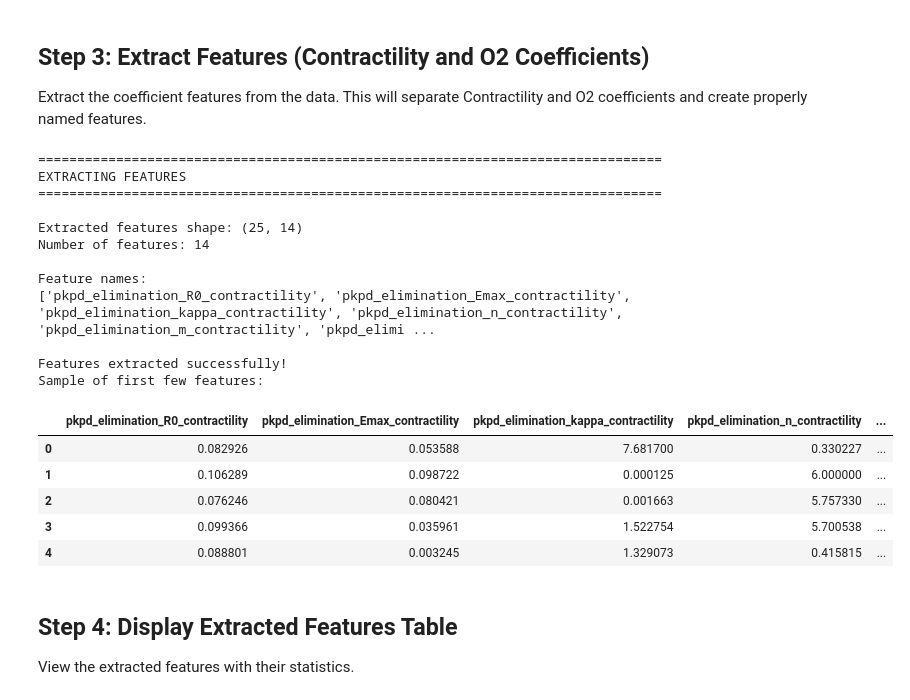
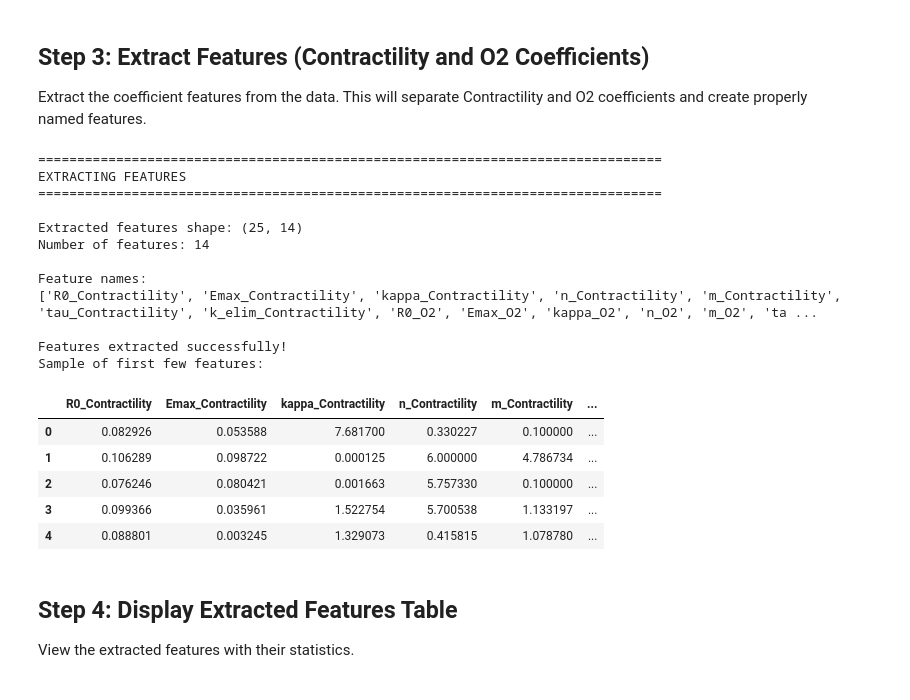
Before and after one commit to NoahB10/Cardiac_RODEO, a Jupyter notebook: Prediction_Models/Prediction_Models_AR_HD_Concern.ipynb, the cells around one changed output. Cells and saved outputs as stored; diff of their text form; code cells hidden in the pictures.

```diff
--- a/Prediction_Models/Prediction_Models_AR_HD_Concern.ipynb
+++ b/Prediction_Models/Prediction_Models_AR_HD_Concern.ipynb
@@ -47,6 +47,7 @@ Required packages:
   - matplotlib (for plotting, optional)
   - ipykernel (for Jupyter notebook support)
 # %%
+# Dependencies: None (initial setup cell)
 # Cell 1: Imports and Setup
 import pandas as pd
 import numpy as np
@@ -54,32 +55,31 @@ import sys
 import os
 import random
 from pathlib import Path
-# Find project root (parent of ml_pipeline directory)
-# Try multiple strategies to find the project root
+import seaborn as sns
+
+# Find project root - look for EQN_Coefficients directory (current workspace structure)
 current_dir = Path.cwd()
 
-# Strategy 1: Check if we're in ml_pipeline directory
-if current_dir.name == 'ml_pipeline':
+# Strategy 1: Check if we're in Prediction_Models directory
+if current_dir.name == 'Prediction_Models':
     PROJECT_ROOT = current_dir.parent
-# Strategy 2: Check if ml_pipeline exists in current directory
-elif (current_dir / 'ml_pipeline').exists():
+# Strategy 2: Check if EQN_Coefficients exists in current directory
+elif (current_dir / 'EQN_Coefficients').exists():
     PROJECT_ROOT = current_dir
-# Strategy 3: Check if ml_pipeline exists one level up
-elif (current_dir.parent / 'ml_pipeline').exists():
+# Strategy 3: Check if EQN_Coefficients exists one level up
+elif (current_dir.parent / 'EQN_Coefficients').exists():
     PROJECT_ROOT = current_dir.parent
-# Strategy 4: Check if equation_coefficients exists in current directory
-elif (current_dir / 'equation_coefficients').exists():
-    PROJECT_ROOT = current_dir
-# Strategy 5: Check if equation_coefficients exists one level up
-elif (current_dir.parent / 'equation_coefficients').exists():
-    PROJECT_ROOT = current_dir.parent
+# Strategy 4: Check if we're in a subdirectory and need to go up
+elif (current_dir.parent.parent / 'EQN_Coefficients').exists():
+    PROJECT_ROOT = current_dir.parent.parent
 else:
     # Default: assume current directory is project root
     PROJECT_ROOT = current_dir
 
-# Add ml_pipeline to path for imports
-ml_pipeline_dir = PROJECT_ROOT / 'ml_pipeline'
-sys.path.insert(0, str(ml_pipeline_dir))
+# Add Prediction_Models to path for utils import
+prediction_models_dir = PROJECT_ROOT / 'Prediction_Models'
+if prediction_models_dir.exists():
+    sys.path.insert(0, str(prediction_models_dir))
 
 try:
     import xgboost as xgb
@@ -93,7 +93,7 @@ from sklearn.preprocessing import StandardScaler
 from sklearn.impute import SimpleImputer
 from sklearn.pipeline import Pipeline
 from sklearn.metrics import accuracy_score, f1_score
-from sklearn.svm import SVC  # For Gaussian Kernel (Cardiotoxicity)
+from sklearn.svm import SVC  # For Gaussian Kernel (Heart Damage)
 from sklearn.linear_model import LogisticRegression  # For Concern
 from sklearn.ensemble import RandomForestClassifier  # For Random Forest
 
@@ -106,7 +106,7 @@ pd.set_option('display.width', None)
 pd.set_option('display.max_colwidth', 30)
 
 # Define paths relative to project root
-EXCEL_PATH = PROJECT_ROOT / 'equation_coefficients' / 'all_equations_coefficients.xlsx'
+EXCEL_PATH = PROJECT_ROOT / 'EQN_Coefficients' / 'all_equations_coefficients.xlsx'
 EQUATION_NAME = 'pkpd_elimination'
 
 print("Setup complete!")
@@ -253,41 +258,41 @@ print("="*80)
 
 # Extract features using utility function
 features_df = extract_features(df_raw, EQUATION_NAME)
 
 print(f"\nExtracted features shape: {features_df.shape}")
 print(f"Number of features: {len(features_df.columns)}")
 print(f"\nFeature names:")
 print(features_df.columns.tolist())
 
 # Separate Drug and target columns from original data
-targets_df = df_raw[['Drug', 'Arrhythmia', 'Cardiotoxicity', 'Concern']].copy()
+targets_df = df_raw[['Drug', 'Arrhythmia', 'heart_damage', 'Concern']].copy()
 
 # Align indices
 features_df.index = df_raw.index
 targets_df.index = df_raw.index
 
 print(f"\nFeatures extracted successfully!")
 print(f"Sample of first few features:")
 display(features_df.head())
 # %% [output]
 ================================================================================
 EXTRACTING FEATURES
 ================================================================================
 
 Extracted features shape: (25, 14)
 Number of features: 14
 
 Feature names:
-['pkpd_elimination_R0_contractility', 'pkpd_elimination_Emax_contractility', 'pkpd_elimination_kappa_contractility', 'pkpd_elimination_n_contractility', 'pkpd_elimination_m_contractility', 'pkpd_elimi ...
+['R0_Contractility', 'Emax_Contractility', 'kappa_Contractility', 'n_Contractility', 'm_Contractility', 'tau_Contractility', 'k_elim_Contractility', 'R0_O2', 'Emax_O2', 'kappa_O2', 'n_O2', 'm_O2', 'ta ...
 
 Features extracted successfully!
 Sample of first few features:
-|  | pkpd_elimination_R0_contractility | pkpd_elimination_Emax_contractility | pkpd_elimination_kappa_contractility | pkpd_elimination_n_contractility | ... |
-| 0 | 0.082926 | 0.053588 | 7.681700 | 0.330227 | ... |
-| 1 | 0.106289 | 0.098722 | 0.000125 | 6.000000 | ... |
-| 2 | 0.076246 | 0.080421 | 0.001663 | 5.757330 | ... |
-| 3 | 0.099366 | 0.035961 | 1.522754 | 5.700538 | ... |
-| 4 | 0.088801 | 0.003245 | 1.329073 | 0.415815 | ... |
+|  | R0_Contractility | Emax_Contractility | kappa_Contractility | n_Contractility | m_Contractility | ... |
+| 0 | 0.082926 | 0.053588 | 7.681700 | 0.330227 | 0.100000 | ... |
+| 1 | 0.106289 | 0.098722 | 0.000125 | 6.000000 | 4.786734 | ... |
+| 2 | 0.076246 | 0.080421 | 0.001663 | 5.757330 | 0.100000 | ... |
+| 3 | 0.099366 | 0.035961 | 1.522754 | 5.700538 | 1.133197 | ... |
+| 4 | 0.088801 | 0.003245 | 1.329073 | 0.415815 | 1.078780 | ... |
 # %% [markdown]
 ## Step 4: Display Extracted Features Table
 
```
Also changed, not shown: parts of 30 cells of this notebook.
